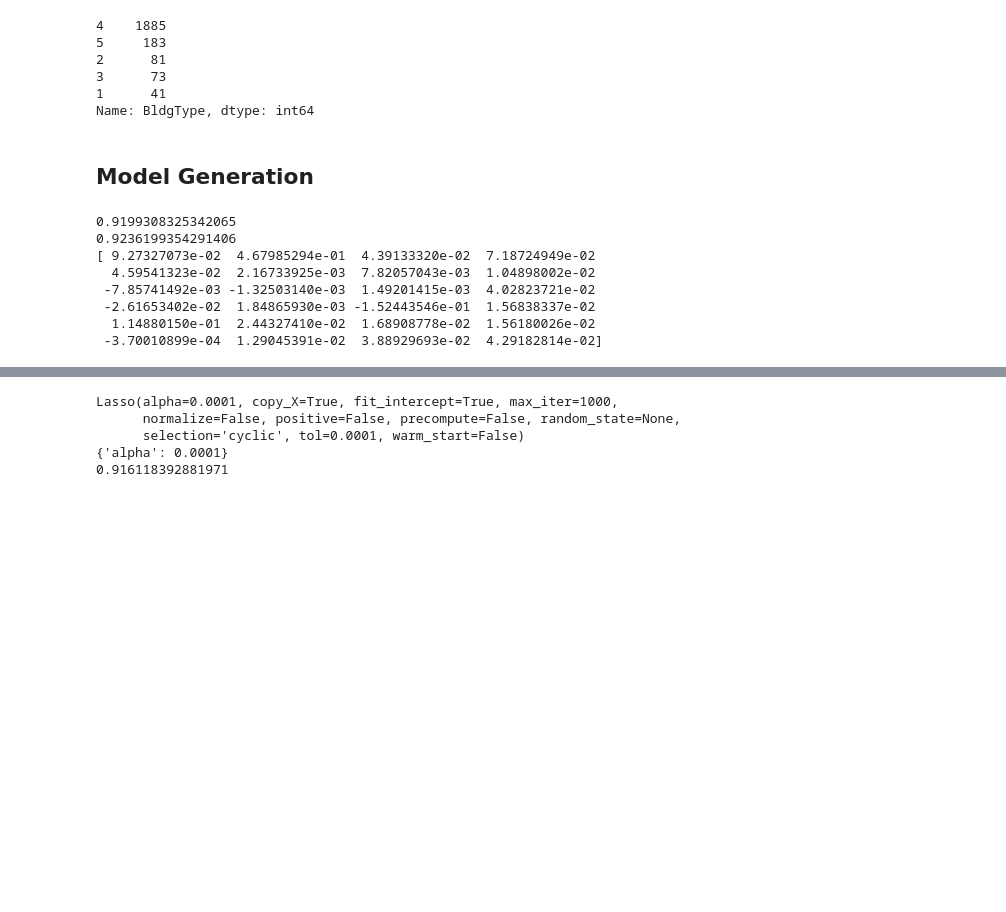
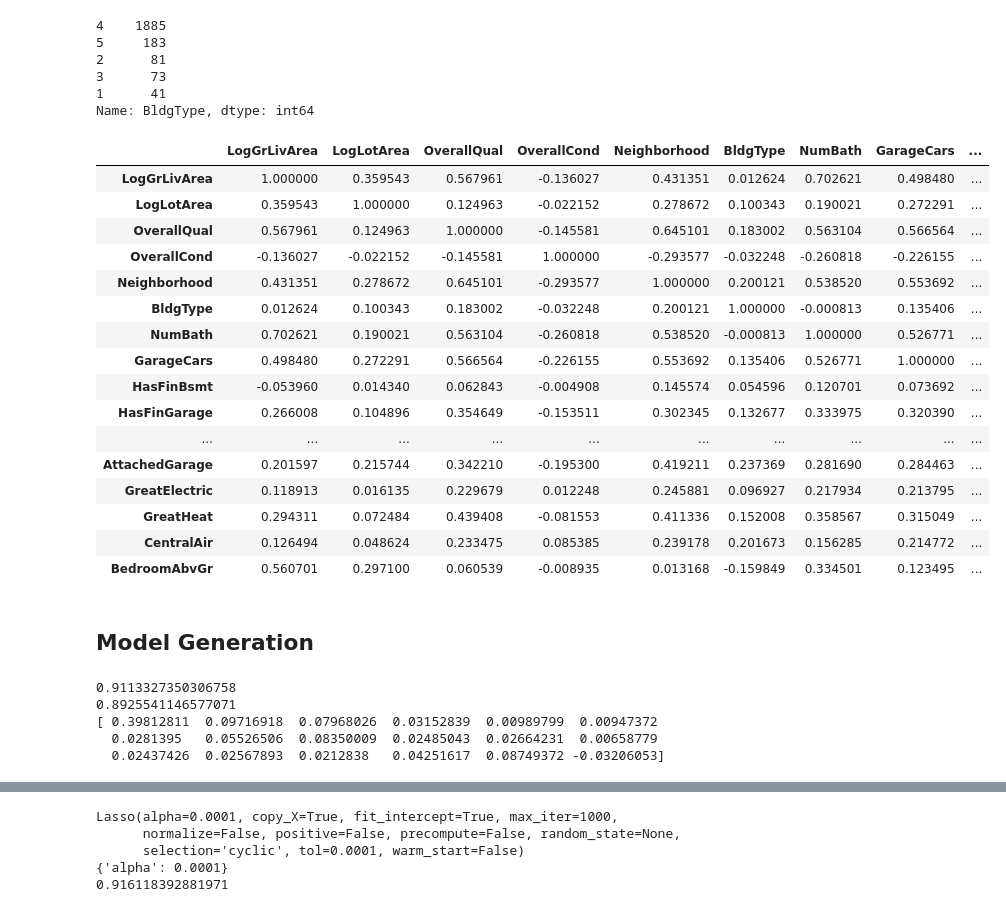
Before and after one commit to brandoncryu/ames_ml_project, a Jupyter notebook: Stephen_Model-Copy2.ipynb, the cells around one changed output, grey strips where cells are left out. Saved outputs shown, nothing was run; the diff lists cells and outputs as text; code cells hidden in the pictures; blank space fills up the shorter version.

```diff
--- a/Stephen_Model-Copy2.ipynb
+++ b/Stephen_Model-Copy2.ipynb
@@ -149,6 +153,32 @@ housing.BldgType.value_counts()
 3      73
 1      41
 Name: BldgType, dtype: int64
+# %%
+model_cols = [ 'LogGrLivArea', 'LogLotArea', 'OverallQual', 'OverallCond',
+       'Neighborhood', 'BldgType', 'NumBath', 'GarageCars', 'HasFinBsmt',
+       'HasFinGarage', 'HasFireplace', 'HasPorch', 'HasDeck', 'AttachedGarage',
+       'GreatElectric', 'GreatHeat', 'CentralAir','BedroomAbvGr']
+
+test = housing[model_cols]
+test.corr()
+# %% [output]
+|  | LogGrLivArea | LogLotArea | OverallQual | OverallCond | Neighborhood | BldgType | NumBath | GarageCars | ... |
+| LogGrLivArea | 1.000000 | 0.359543 | 0.567961 | -0.136027 | 0.431351 | 0.012624 | 0.702621 | 0.498480 | ... |
+| LogLotArea | 0.359543 | 1.000000 | 0.124963 | -0.022152 | 0.278672 | 0.100343 | 0.190021 | 0.272291 | ... |
+| OverallQual | 0.567961 | 0.124963 | 1.000000 | -0.145581 | 0.645101 | 0.183002 | 0.563104 | 0.566564 | ... |
+| OverallCond | -0.136027 | -0.022152 | -0.145581 | 1.000000 | -0.293577 | -0.032248 | -0.260818 | -0.226155 | ... |
+| Neighborhood | 0.431351 | 0.278672 | 0.645101 | -0.293577 | 1.000000 | 0.200121 | 0.538520 | 0.553692 | ... |
+| BldgType | 0.012624 | 0.100343 | 0.183002 | -0.032248 | 0.200121 | 1.000000 | -0.000813 | 0.135406 | ... |
+| NumBath | 0.702621 | 0.190021 | 0.563104 | -0.260818 | 0.538520 | -0.000813 | 1.000000 | 0.526771 | ... |
+| GarageCars | 0.498480 | 0.272291 | 0.566564 | -0.226155 | 0.553692 | 0.135406 | 0.526771 | 1.000000 | ... |
+| HasFinBsmt | -0.053960 | 0.014340 | 0.062843 | -0.004908 | 0.145574 | 0.054596 | 0.120701 | 0.073692 | ... |
+| HasFinGarage | 0.266008 | 0.104896 | 0.354649 | -0.153511 | 0.302345 | 0.132677 | 0.333975 | 0.320390 | ... |
+| ... | ... | ... | ... | ... | ... | ... | ... | ... | ... |
+| AttachedGarage | 0.201597 | 0.215744 | 0.342210 | -0.195300 | 0.419211 | 0.237369 | 0.281690 | 0.284463 | ... |
+| GreatElectric | 0.118913 | 0.016135 | 0.229679 | 0.012248 | 0.245881 | 0.096927 | 0.217934 | 0.213795 | ... |
+| GreatHeat | 0.294311 | 0.072484 | 0.439408 | -0.081553 | 0.411336 | 0.152008 | 0.358567 | 0.315049 | ... |
+| CentralAir | 0.126494 | 0.048624 | 0.233475 | 0.085385 | 0.239178 | 0.201673 | 0.156285 | 0.214772 | ... |
+| BedroomAbvGr | 0.560701 | 0.297100 | 0.060539 | -0.008935 | 0.013168 | -0.159849 | 0.334501 | 0.123495 | ... |
 # %% [markdown]
 ## Model Generation
 # %%
@@ -158,7 +188,7 @@ from sklearn import model_selection
 y = housing['LogSalePrice']
 x = housing.drop('LogSalePrice', axis=1)
 
-x_train, x_test, y_train, y_test = model_selection.train_test_split(x, y, test_size=.2, random_state=0)
+x_train, x_test, y_train, y_test = model_selection.train_test_split(test, y, test_size=.2, random_state=0)
 
 lm = LinearRegression()
 lm.fit(x_train, y_train)
@@ -167,14 +197,11 @@ print(lm.score(x_train, y_train))
 print(lm.score(x_test, y_test))
 print(lm.coef_)
 # %% [output]
-0.9199308325342065
-0.9236199354291406
-[ 9.27327073e-02  4.67985294e-01  4.39133320e-02  7.18724949e-02
-  4.59541323e-02  2.16733925e-03  7.82057043e-03  1.04898002e-02
- -7.85741492e-03 -1.32503140e-03  1.49201415e-03  4.02823721e-02
- -2.61653402e-02  1.84865930e-03 -1.52443546e-01  1.56838337e-02
-  1.14880150e-01  2.44327410e-02  1.68908778e-02  1.56180026e-02
- -3.70010899e-04  1.29045391e-02  3.88929693e-02  4.29182814e-02]
+0.9113327350306758
+0.8925541146577071
+[ 0.39812811  0.09716918  0.07968026  0.03152839  0.00989799  0.00947372
+  0.0281395   0.05526506  0.08350009  0.02485043  0.02664231  0.00658779
+  0.02437426  0.02567893  0.0212838   0.04251617  0.08749372 -0.03206053]
 # %%
 # lasso
 from sklearn import linear_model
```
Also changed, not shown: parts of 4 cells of this notebook, 5 other files.
